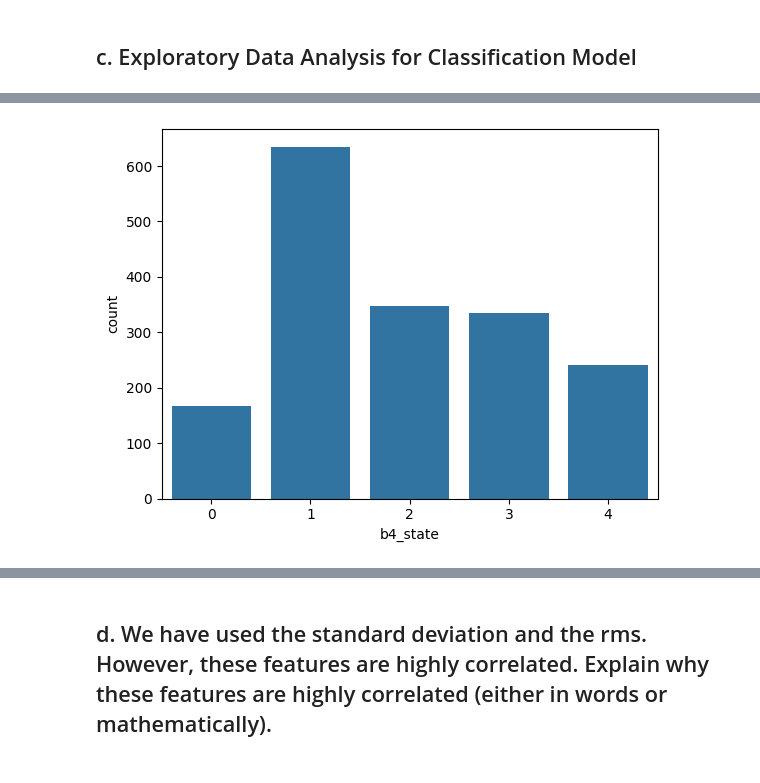
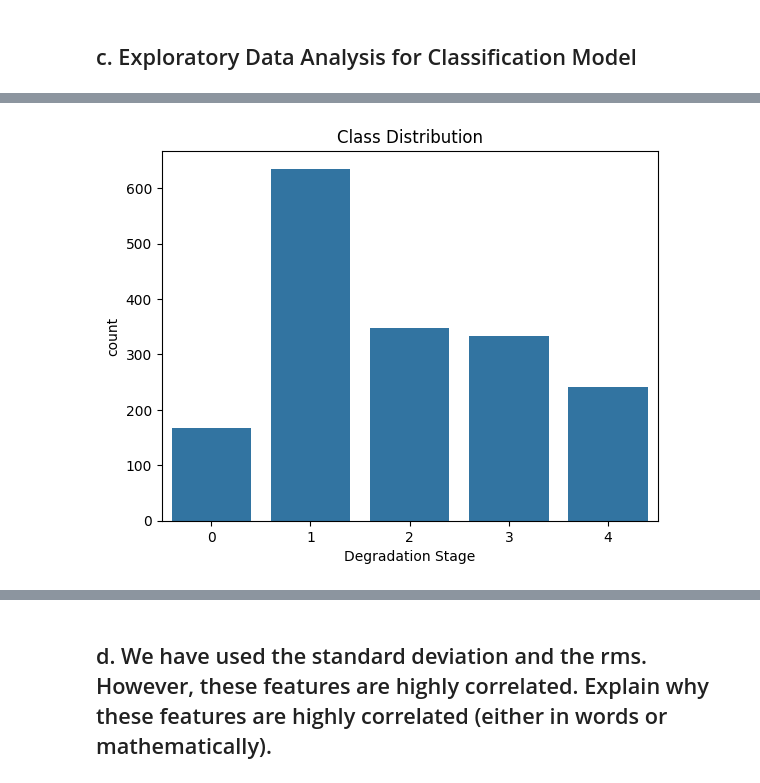
Before and after one commit to moniquechandra/DS8-FINAL, a Jupyter notebook: exercise_1.ipynb, the cells around one changed output, grey strips where cells are left out. Saved outputs shown, nothing was run; the diff lists cells and outputs as text; code cells hidden in the pictures.

```diff
--- a/exercise_1.ipynb
+++ b/exercise_1.ipynb
@@ -98,11 +125,16 @@ def features_acceleration_data(sample, index=-1):
     _, Pxy_y = welch(sample.b4y)
     spectral_flatness_y = np.exp(np.mean(np.log(Pxy_y))) / np.mean(Pxy_y)
 
-    # Second feature to add: PTP
-    peak_to_peak_x = np.ptp(sample.b4x)
-    peak_to_peak_y = np.ptp(sample.b4y)
+    # Second feature to add:
+    # peak_to_peak_x = np.ptp(sample.b4x)
+    # peak_to_peak_y = np.ptp(sample.b4y)
+
+    kurtosis_x = st.kurtosis(sample.b4x)
+    kurtosis_y = st.kurtosis(sample.b4y)
 
     features = {
+    #     'x_acc': sample.loc[index, 'b4x'],
+    #     'y_acc': sample.loc[index, 'b4y'],
         'mean_x': mean_x,
         'mean_y': mean_y,
         'std_x': std_x,
@@ -111,8 +143,10 @@ def features_acceleration_data(sample, index=-1):
         'rms_y': rms_y,
         'spectral_flatness_x': spectral_flatness_x,
         'spectral_flatness_y': spectral_flatness_y,
-        'peak_to_peak_x': peak_to_peak_x,
-        'peak_to_peak_y': peak_to_peak_y
+        # 'peak_to_peak_x': peak_to_peak_x,
+        # 'peak_to_peak_y': peak_to_peak_y,
+        'kurtosis_x': kurtosis_x,
+        'kurtosis_y': kurtosis_y
     }
     return features
 
@@ -219,9 +389,11 @@ plt.show()
 # %%
 # Check the class distribution
 sns.countplot(x=feature_df['b4_state'], data=feature_df)
+plt.title('Class Distribution')
+plt.xlabel('Degradation Stage')
 plt.show()
 # %% [output]
-[figure, old version]
+[figure, new version]
 # %%
 # Correlation Matrix of features
 sns.heatmap(feature_df[features].corr(), annot=True, cmap='coolwarm')
```
Also changed, not shown: parts of 41 cells of this notebook, 6 other files.
